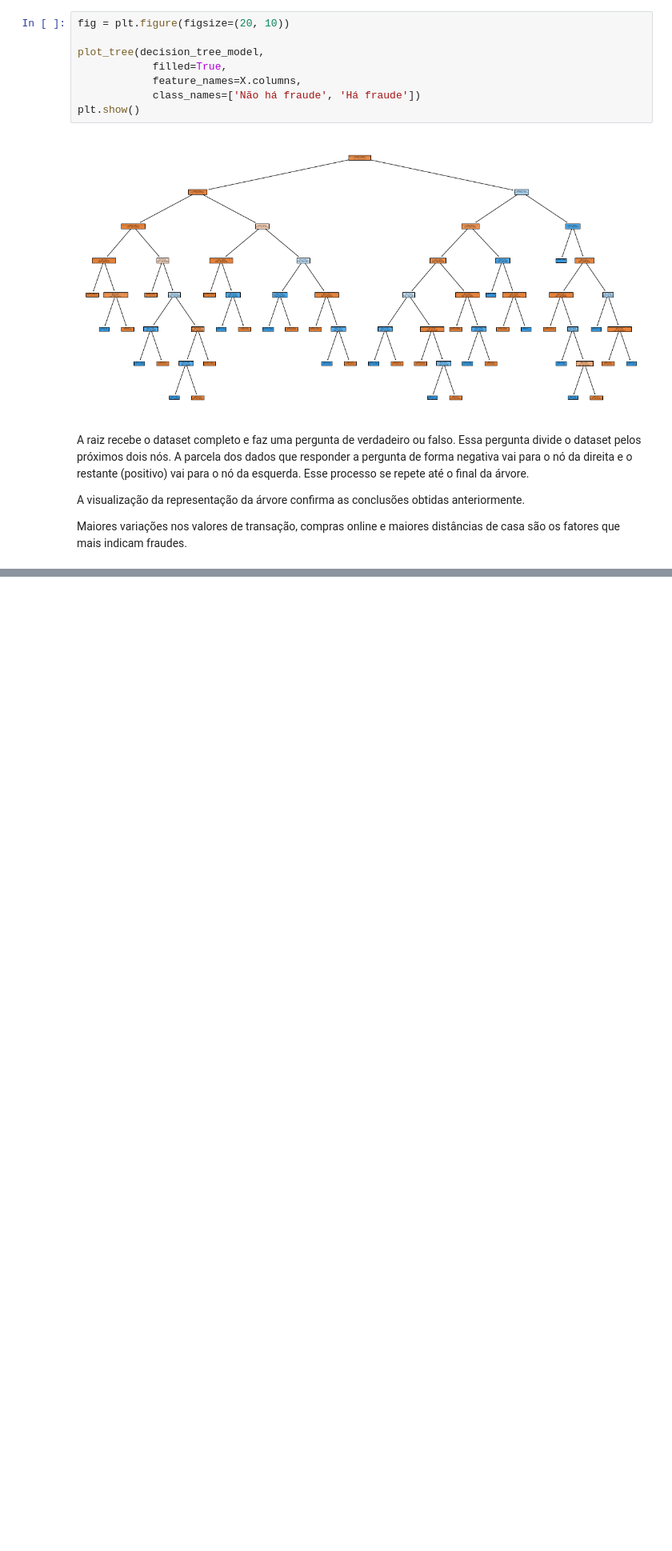
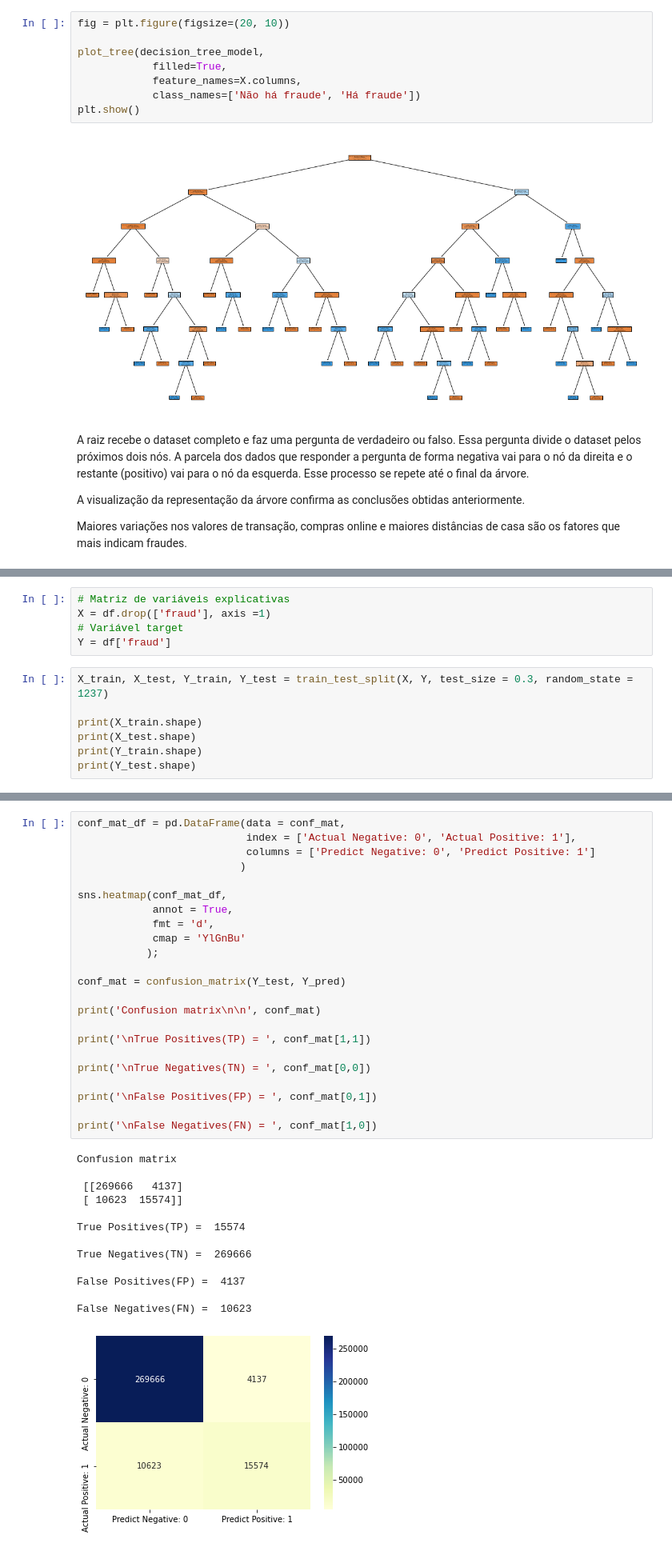
Before and after one commit to eusobergsu/credit_card_fraud, a Jupyter notebook: credit_card.ipynb, the cells around one changed output, grey strips where cells are left out. Shown at 80% size. Saved outputs shown, nothing was run; the diff lists cells and outputs as text; blank space fills up the shorter version.

```diff
--- a/credit_card.ipynb
+++ b/credit_card.ipynb
@@ -251,0 +273,12 @@ Maiores variações nos valores de transação, compras online e maiores distân
+# %%
+# Matriz de variáveis explicativas
+X = df.drop(['fraud'], axis =1)
+# Variável target
+Y = df['fraud']
+# %%
+X_train, X_test, Y_train, Y_test = train_test_split(X, Y, test_size = 0.3, random_state = 1237)
+
+print(X_train.shape)
+print(X_test.shape)
+print(Y_train.shape)
+print(Y_test.shape)
@@ -251,0 +320,37 @@ Maiores variações nos valores de transação, compras online e maiores distân
+# %%
+conf_mat_df = pd.DataFrame(data = conf_mat,
+                           index = ['Actual Negative: 0', 'Actual Positive: 1'],
+                           columns = ['Predict Negative: 0', 'Predict Positive: 1']
+                          )
+
+sns.heatmap(conf_mat_df,
+            annot = True,
+            fmt = 'd',
+            cmap = 'YlGnBu'
+           );
+
+conf_mat = confusion_matrix(Y_test, Y_pred)
+
+print('Confusion matrix\n\n', conf_mat)
+
+print('\nTrue Positives(TP) = ', conf_mat[1,1])
+
+print('\nTrue Negatives(TN) = ', conf_mat[0,0])
+
+print('\nFalse Positives(FP) = ', conf_mat[0,1])
+
+print('\nFalse Negatives(FN) = ', conf_mat[1,0])
+# %% [output]
+Confusion matrix
+
+ [[269666   4137]
+ [ 10623  15574]]
+
+True Positives(TP) =  15574
+
+True Negatives(TN) =  269666
+
+False Positives(FP) =  4137
+
+False Negatives(FN) =  10623
+[figure, added]
```
Also changed, not shown: parts of 15 cells of this notebook.
